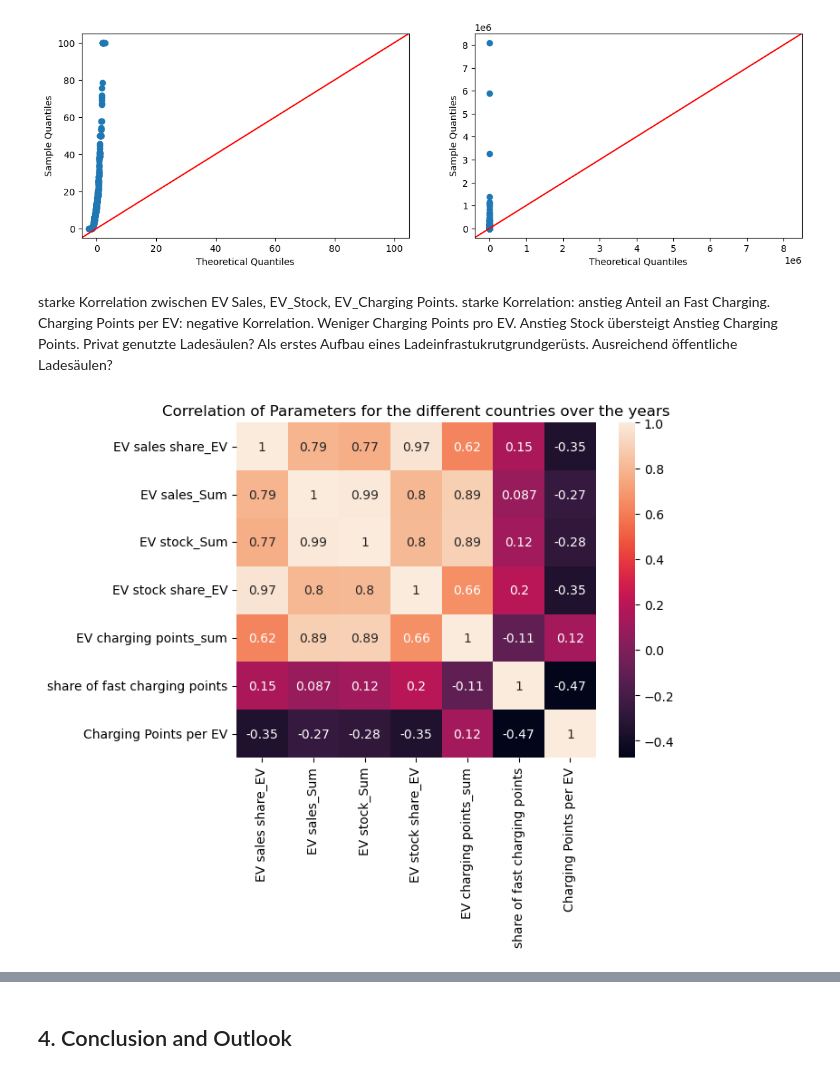
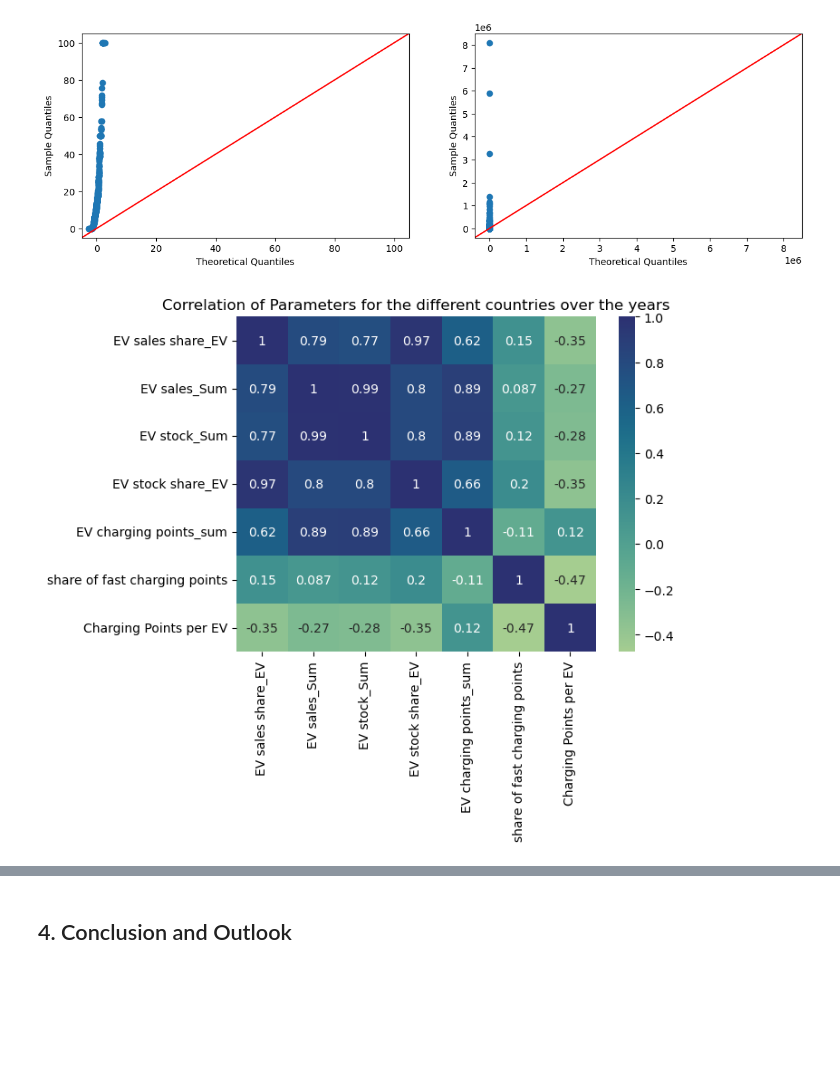
Before and after one commit to jenst0710/Electromobility-Data-Analysis, a Jupyter notebook: Capstone.ipynb, the cells around one changed output, grey strips where cells are left out. Drawn from its saved outputs; the diff is of its cells as text; code cells hidden in the pictures; blank space fills up the shorter version.

```diff
--- a/Capstone.ipynb
+++ b/Capstone.ipynb
@@ -691,13 +775,11 @@ sm.qqplot(EV_cars_h_countries['EV sales_Sum'], line ='45', ax=ax[1])
 plt.show()
 # %% [output]
 [figure]
-# %% [markdown]
-starke Korrelation zwischen EV Sales, EV_Stock, EV_Charging Points. starke Korrelation: anstieg Anteil an Fast Charging. Charging Points per EV: negative Korrelation. Weniger Charging Points pro EV. Anstieg Stock übersteigt Anstieg Charging Points. Privat genutzte Ladesäulen? Als erstes Aufbau eines Ladeinfrastukrutgrundgerüsts. Ausreichend öffentliche Ladesäulen?
 # %%
 # Charging points correlation for different regions
 EV_cars_h_countries_corr=EV_cars_h_countries[['EV sales share_EV','EV sales_Sum','EV stock_Sum','EV stock share_EV', 'EV charging points_sum', 'share of fast charging points', 'Charging Points per EV']].corr(method = 'spearman')
-sns.heatmap(EV_cars_h_countries_corr, annot=True)
+sns.heatmap(EV_cars_h_countries_corr, annot=True, cmap="crest")
 plt.title('Correlation of Parameters for the different countries over the years')
 plt.show()
 # %% [output]
-[figure, old version]
+[figure, new version]
```
Also changed, not shown: parts of 35 cells of this notebook.
